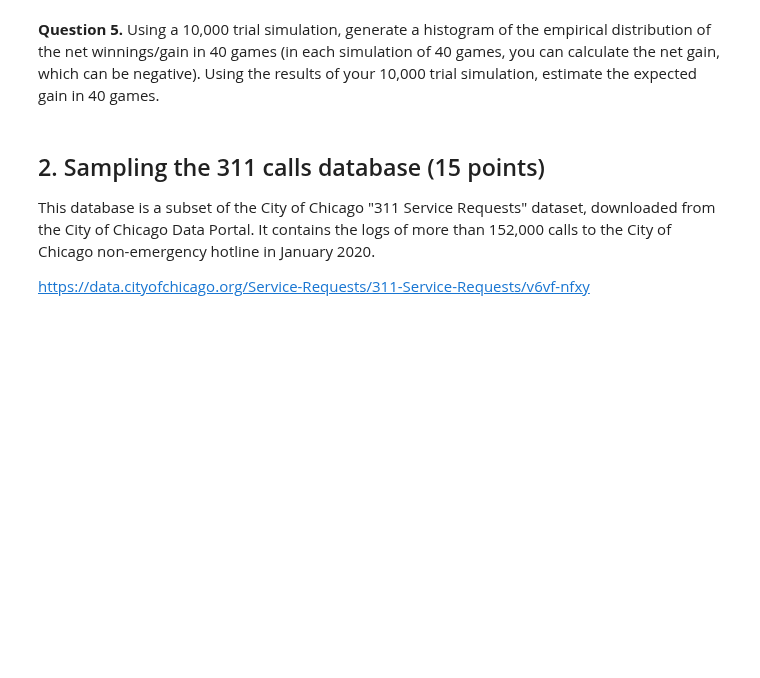
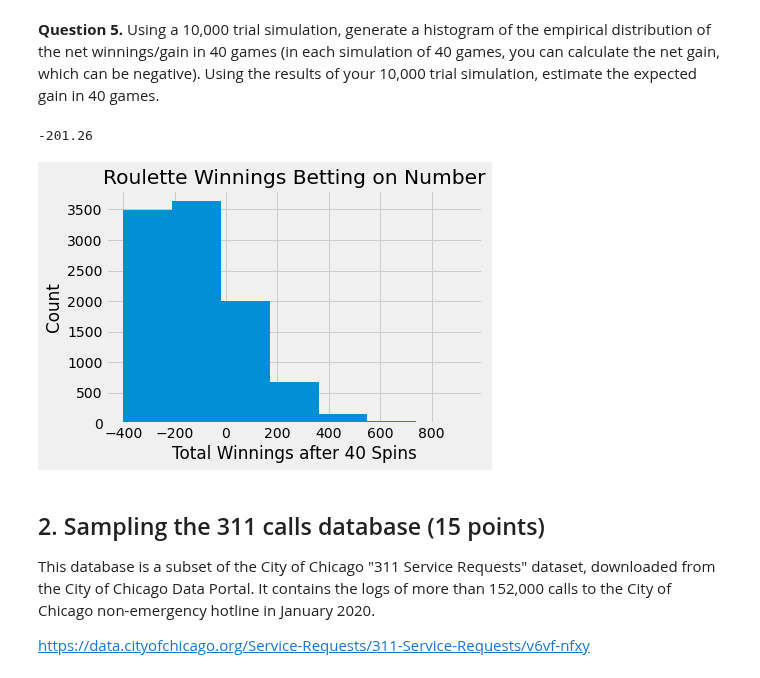
Before and after one commit to mattzhao-R/data-118, a Jupyter notebook: hw/homework05_Fall22.ipynb, the cells around one changed output. Drawn from its saved outputs; the diff is of its cells as text; code cells hidden in the pictures; blank space fills up the shorter version.

```diff
--- a/hw/homework05_Fall22.ipynb
+++ b/hw/homework05_Fall22.ipynb
@@ -50,3 +87,16 @@ You decide to test your hunch by repeatedly simulating the outcome of 40 games o
+# %%
+winnings = np.array([])
+for _ in np.arange(10000):
+    num_wins = simulate(40)
+    winnings = np.append(winnings, num_wins*180 + (40-num_wins) * -10)
+plt.hist(winnings,bins=7)
+plt.xlabel('Total Winnings after 40 Spins')
+plt.ylabel('Count')
+plt.title('Roulette Winnings Betting on Number')
+print(winnings.mean())
+# %% [output]
+-201.26
+[figure, added]
 # %% [markdown]
 ## 2.  Sampling the 311 calls database (15 points)
 
```
Also changed, not shown: parts of 31 cells of this notebook, 3 other files.
